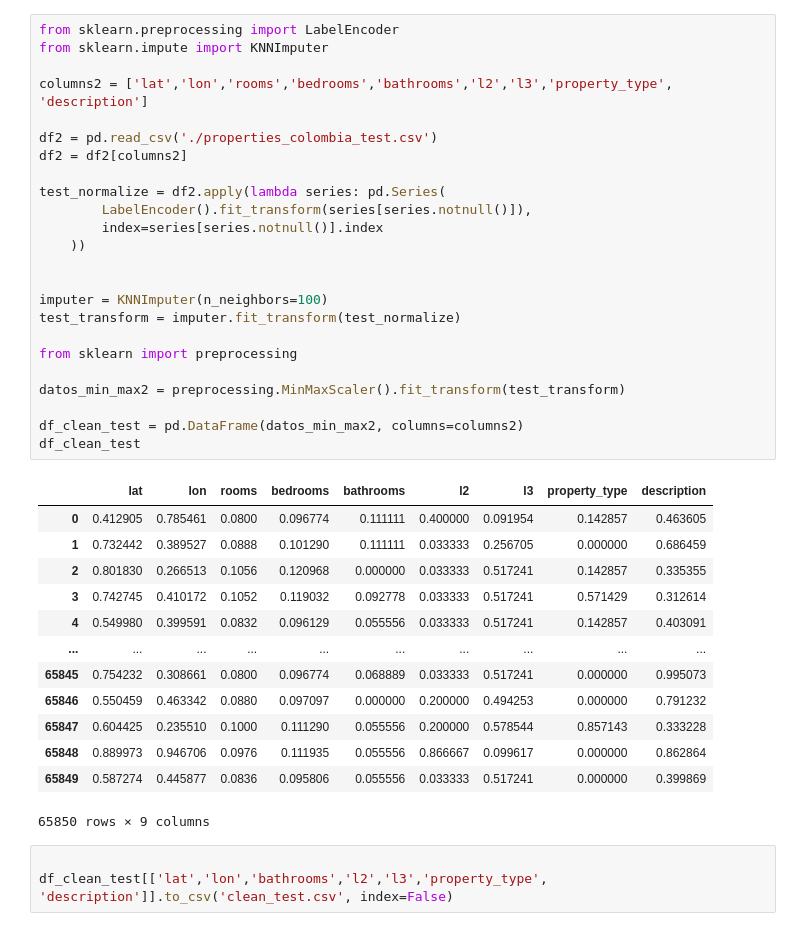
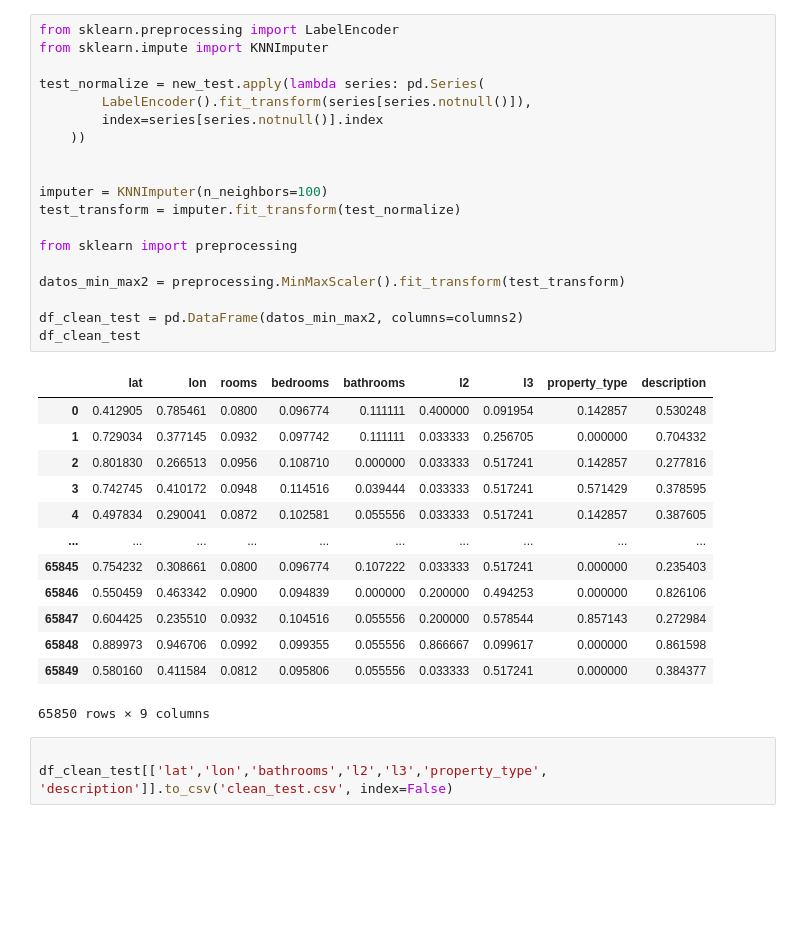
Before and after one commit to khorneflakes-dev/Henry-Datathon-Machine-Learning, a Jupyter notebook: demo.ipynb, the cells around one changed output. Drawn from its saved outputs; the diff is of its cells as text; blank space fills up the shorter version.

```diff
--- a/demo.ipynb
+++ b/demo.ipynb
@@ -27,40 +72,35 @@ print(recall)
 # %%
 from sklearn.preprocessing import LabelEncoder
 from sklearn.impute import KNNImputer
 
-columns2 = ['lat','lon','rooms','bedrooms','bathrooms','l2','l3','property_type', 'description']
-
-df2 = pd.read_csv('./properties_colombia_test.csv')
-df2 = df2[columns2]
-
-test_normalize = df2.apply(lambda series: pd.Series(
+test_normalize = new_test.apply(lambda series: pd.Series(
         LabelEncoder().fit_transform(series[series.notnull()]),
         index=series[series.notnull()].index
     ))
 
 
 imputer = KNNImputer(n_neighbors=100)
 test_transform = imputer.fit_transform(test_normalize)
 
 from sklearn import preprocessing
 
 datos_min_max2 = preprocessing.MinMaxScaler().fit_transform(test_transform)
 
 df_clean_test = pd.DataFrame(datos_min_max2, columns=columns2)
 df_clean_test
 # %% [output]
 |  | lat | lon | rooms | bedrooms | bathrooms | l2 | l3 | property_type | description |
-| 0 | 0.412905 | 0.785461 | 0.0800 | 0.096774 | 0.111111 | 0.400000 | 0.091954 | 0.142857 | 0.463605 |
-| 1 | 0.732442 | 0.389527 | 0.0888 | 0.101290 | 0.111111 | 0.033333 | 0.256705 | 0.000000 | 0.686459 |
-| 2 | 0.801830 | 0.266513 | 0.1056 | 0.120968 | 0.000000 | 0.033333 | 0.517241 | 0.142857 | 0.335355 |
-| 3 | 0.742745 | 0.410172 | 0.1052 | 0.119032 | 0.092778 | 0.033333 | 0.517241 | 0.571429 | 0.312614 |
-| 4 | 0.549980 | 0.399591 | 0.0832 | 0.096129 | 0.055556 | 0.033333 | 0.517241 | 0.142857 | 0.403091 |
+| 0 | 0.412905 | 0.785461 | 0.0800 | 0.096774 | 0.111111 | 0.400000 | 0.091954 | 0.142857 | 0.530248 |
+| 1 | 0.729034 | 0.377145 | 0.0932 | 0.097742 | 0.111111 | 0.033333 | 0.256705 | 0.000000 | 0.704332 |
+| 2 | 0.801830 | 0.266513 | 0.0956 | 0.108710 | 0.000000 | 0.033333 | 0.517241 | 0.142857 | 0.277816 |
+| 3 | 0.742745 | 0.410172 | 0.0948 | 0.114516 | 0.039444 | 0.033333 | 0.517241 | 0.571429 | 0.378595 |
+| 4 | 0.497834 | 0.290041 | 0.0872 | 0.102581 | 0.055556 | 0.033333 | 0.517241 | 0.142857 | 0.387605 |
 | ... | ... | ... | ... | ... | ... | ... | ... | ... | ... |
-| 65845 | 0.754232 | 0.308661 | 0.0800 | 0.096774 | 0.068889 | 0.033333 | 0.517241 | 0.000000 | 0.995073 |
-| 65846 | 0.550459 | 0.463342 | 0.0880 | 0.097097 | 0.000000 | 0.200000 | 0.494253 | 0.000000 | 0.791232 |
-| 65847 | 0.604425 | 0.235510 | 0.1000 | 0.111290 | 0.055556 | 0.200000 | 0.578544 | 0.857143 | 0.333228 |
-| 65848 | 0.889973 | 0.946706 | 0.0976 | 0.111935 | 0.055556 | 0.866667 | 0.099617 | 0.000000 | 0.862864 |
-| 65849 | 0.587274 | 0.445877 | 0.0836 | 0.095806 | 0.055556 | 0.033333 | 0.517241 | 0.000000 | 0.399869 |
+| 65845 | 0.754232 | 0.308661 | 0.0800 | 0.096774 | 0.107222 | 0.033333 | 0.517241 | 0.000000 | 0.235403 |
+| 65846 | 0.550459 | 0.463342 | 0.0900 | 0.094839 | 0.000000 | 0.200000 | 0.494253 | 0.000000 | 0.826106 |
+| 65847 | 0.604425 | 0.235510 | 0.0932 | 0.104516 | 0.055556 | 0.200000 | 0.578544 | 0.857143 | 0.272984 |
+| 65848 | 0.889973 | 0.946706 | 0.0992 | 0.099355 | 0.055556 | 0.866667 | 0.099617 | 0.000000 | 0.861598 |
+| 65849 | 0.580160 | 0.411584 | 0.0812 | 0.095806 | 0.055556 | 0.033333 | 0.517241 | 0.000000 | 0.384377 |
 65850 rows × 9 columns
 # %%
 
```
Also changed, not shown: parts of 2 cells of this notebook, 3 other files.
